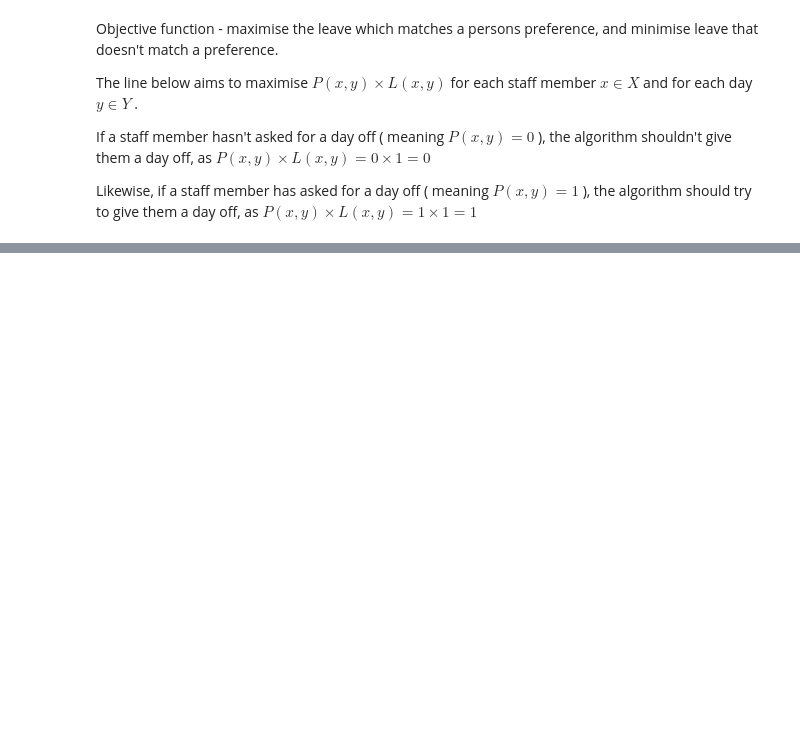
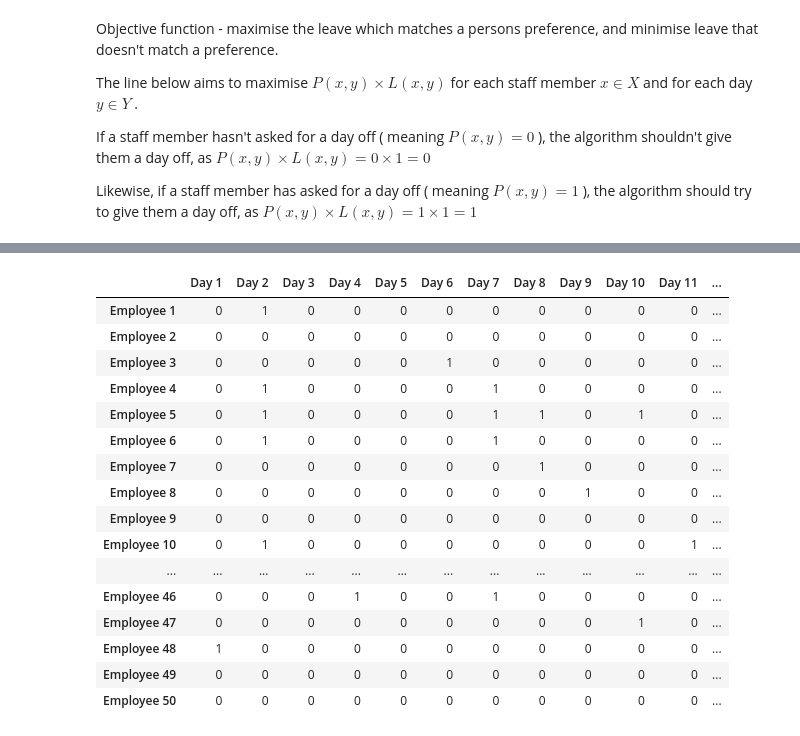
Before and after one commit to surrr3/Dissertation, a Jupyter notebook: examples/Google OR Tools/googleORTrial1.ipynb, the cells around one changed output, grey strips where cells are left out. Saved outputs shown, nothing was run; the diff lists cells and outputs as text; code cells hidden in the pictures; blank space fills up the shorter version.

```diff
--- a/examples/Google OR Tools/googleORTrial1.ipynb
+++ b/examples/Google OR Tools/googleORTrial1.ipynb
@@ -213,3 +155,22 @@ class SolutionPrinter(cp_model.CpSolverSolutionCallback):
 
     def solutionCount(self):
         return self._solution_count
+# %%
+# Solve model
+
+solver = cp_model.CpSolver()
+# solver.parameters.linearization_level = 0
+solver.parameters.enumerate_all_solutions = True
+# solver.parameters.num_search_workers = 8
+solver.parameters.max_time_in_seconds = 30.0
+solver.parameters.log_search_progress = True
+solver.parameters.enumerate_all_solutions = True
+solver.log_callback = print  # (str)->None
+solver.parameters.log_to_stdout = False
+solution_limit = 10
+
+
+solution_printer = SolutionPrinter(num_staff, num_days, l, solution_limit)
+
+
+status = solver.Solve(model, solution_printer)
@@ -215,0 +195,63 @@ class SolutionPrinter(cp_model.CpSolverSolutionCallback):
+# %%
+
+def highlight_cells(val):
+    return f'color: #00ff15' if val == 1 else  ''
+
+# function taken from stack overflow
+def highlight_diff(data, other, color='#ff616b'):
+    attr = f'background-color: {color}'
+    return pd.DataFrame(np.where(data.ne(other), attr, ''),
+                        index=data.index, columns=data.columns)
+
+if status == cp_model.OPTIMAL or status == cp_model.FEASIBLE:
+
+    solutionArray = [[solver.Value(l[s,d]) for d in range(num_days)] for s in range(num_staff)]
+
+    df = pd.DataFrame(solutionArray, columns=[f'Day {d+1}' for d in range(num_days)], index=[f'Employee {x+1}' for x in range(num_staff)])
+
+    df2 = pd.DataFrame(p, columns=[f'Day {d+1}' for d in range(num_days)], index=[f'Employee {x+1}' for x in range(num_staff)])
+
+    df_styled = df.style.apply(highlight_diff, axis=None, other=df2).applymap(highlight_cells)
+
+    diffCount = (df!=df2).sum().sum()
+    display(df_styled)
+
+    preference_leave_days_count = df2.sum().sum()
+    assigned_leave_days_count = df.sum().sum()
+    print(f"Preference Leave Days Count: {preference_leave_days_count}")
+    print(f"Assigned Leave Days Count: {assigned_leave_days_count}")
+
+
+    print(f"Difference Count: {diffCount} ")
+
+    print(f"Similarity Percentage of all days: {(1-(diffCount / (num_staff * num_days))) * 100:.2f}%")
+
+    print(f"Percentage of leave granted: {(assigned_leave_days_count / preference_leave_days_count) * 100:.2f}%")
+
+    print(f"Runtime (Wall Time): {solver.WallTime()} seconds")
+
+
+    # print("Preference Matrix")
+    # df2_styled = df2.style.applymap(highlight_cells)
+    # display(df2_styled)
+
+else:
+    print("No feasible solution found.")
+# %% [output]
+|  | Day 1 | Day 2 | Day 3 | Day 4 | Day 5 | Day 6 | Day 7 | Day 8 | Day 9 | Day 10 | Day 11 | ... |
+| Employee 1 | 0 | 1 | 0 | 0 | 0 | 0 | 0 | 0 | 0 | 0 | 0 | ... |
+| Employee 2 | 0 | 0 | 0 | 0 | 0 | 0 | 0 | 0 | 0 | 0 | 0 | ... |
+| Employee 3 | 0 | 0 | 0 | 0 | 0 | 1 | 0 | 0 | 0 | 0 | 0 | ... |
+| Employee 4 | 0 | 1 | 0 | 0 | 0 | 0 | 1 | 0 | 0 | 0 | 0 | ... |
+| Employee 5 | 0 | 1 | 0 | 0 | 0 | 0 | 1 | 1 | 0 | 1 | 0 | ... |
+| Employee 6 | 0 | 1 | 0 | 0 | 0 | 0 | 1 | 0 | 0 | 0 | 0 | ... |
+| Employee 7 | 0 | 0 | 0 | 0 | 0 | 0 | 0 | 1 | 0 | 0 | 0 | ... |
+| Employee 8 | 0 | 0 | 0 | 0 | 0 | 0 | 0 | 0 | 1 | 0 | 0 | ... |
+| Employee 9 | 0 | 0 | 0 | 0 | 0 | 0 | 0 | 0 | 0 | 0 | 0 | ... |
+| Employee 10 | 0 | 1 | 0 | 0 | 0 | 0 | 0 | 0 | 0 | 0 | 1 | ... |
+| ... | ... | ... | ... | ... | ... | ... | ... | ... | ... | ... | ... | ... |
+| Employee 46 | 0 | 0 | 0 | 1 | 0 | 0 | 1 | 0 | 0 | 0 | 0 | ... |
+| Employee 47 | 0 | 0 | 0 | 0 | 0 | 0 | 0 | 0 | 0 | 1 | 0 | ... |
+| Employee 48 | 1 | 0 | 0 | 0 | 0 | 0 | 0 | 0 | 0 | 0 | 0 | ... |
+| Employee 49 | 0 | 0 | 0 | 0 | 0 | 0 | 0 | 0 | 0 | 0 | 0 | ... |
+| Employee 50 | 0 | 0 | 0 | 0 | 0 | 0 | 0 | 0 | 0 | 0 | 0 | ... |
```
Also changed, not shown: parts of 12 cells of this notebook, 4 other files.
